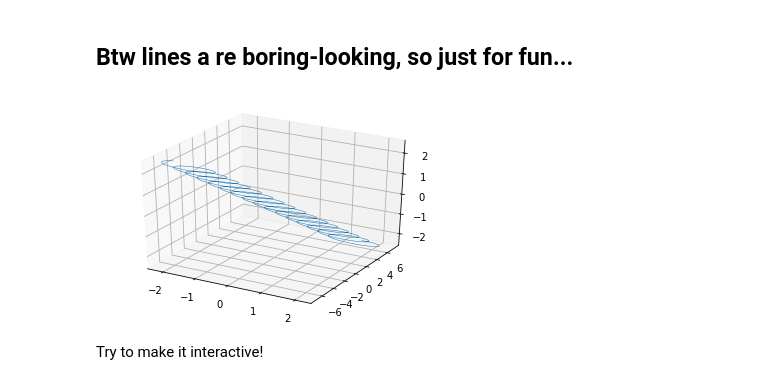
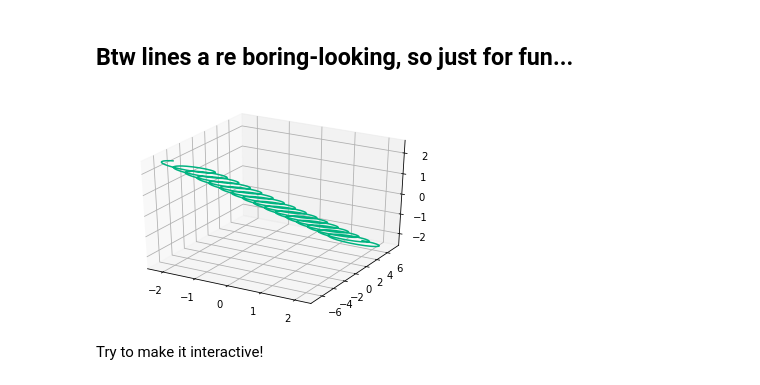
Before and after one commit to SergeiSa/Extra-math-for-high-school, a Jupyter notebook: ColabNotebooks/3D_planes_and_lines.ipynb, the cells around one changed output. Drawn from its saved outputs; the diff is of its cells as text; code cells hidden in the pictures.

```diff
--- a/ColabNotebooks/3D_planes_and_lines.ipynb
+++ b/ColabNotebooks/3D_planes_and_lines.ipynb
@@ -34,26 +34,27 @@ grid(color='k', linestyle='--', linewidth=0.2)
 # %%
 from numpy import sin, cos
 
 v = np.array([-0.3, -1.3, 0.5])
 
 Count = 1000
 lambdas = np.linspace(-5.0, 5.0, num=Count)
 Points = np.zeros((3, Count))
 
 w = 100
 for i in range(Count):
     g = 0.7*np.array([sin(i*w / Count), cos(i*w / Count), 0.])
     Points[:, i] = v*lambdas[i] + g
 
 fig = plt.figure()
 ax = plt.axes(projection='3d')
 
-ax.plot3D(Points[0, :], Points[1, :], Points[2, :], linewidth=0.5)
+mycolor = np.array([0.0, 0.7, 0.5])
+ax.plot3D(Points[0, :], Points[1, :], Points[2, :], linewidth=1.5, color = mycolor)
 
 # ax.set_aspect('equal', 'box')
 grid(color='k', linestyle='--', linewidth=0.2)
 # %% [output]
-[figure, old version]
+[figure, new version]
 # %% [markdown]
 Try to make it interactive!
 # %% [markdown]
```
Also changed, not shown: parts of 9 cells of this notebook.
